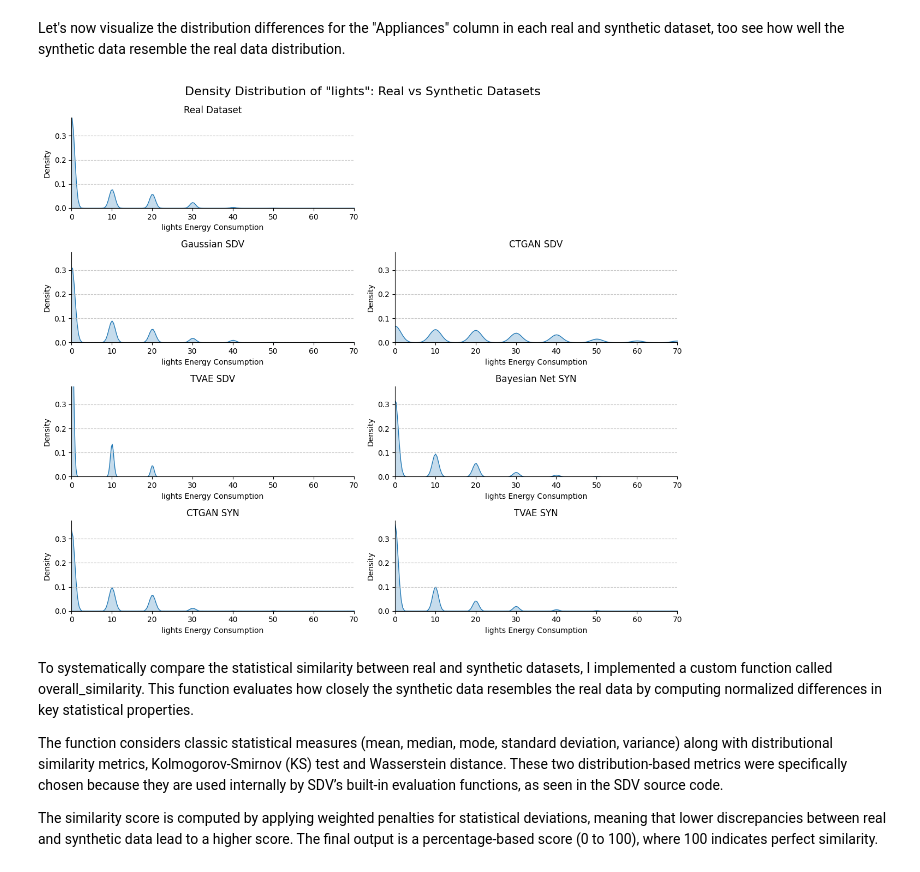
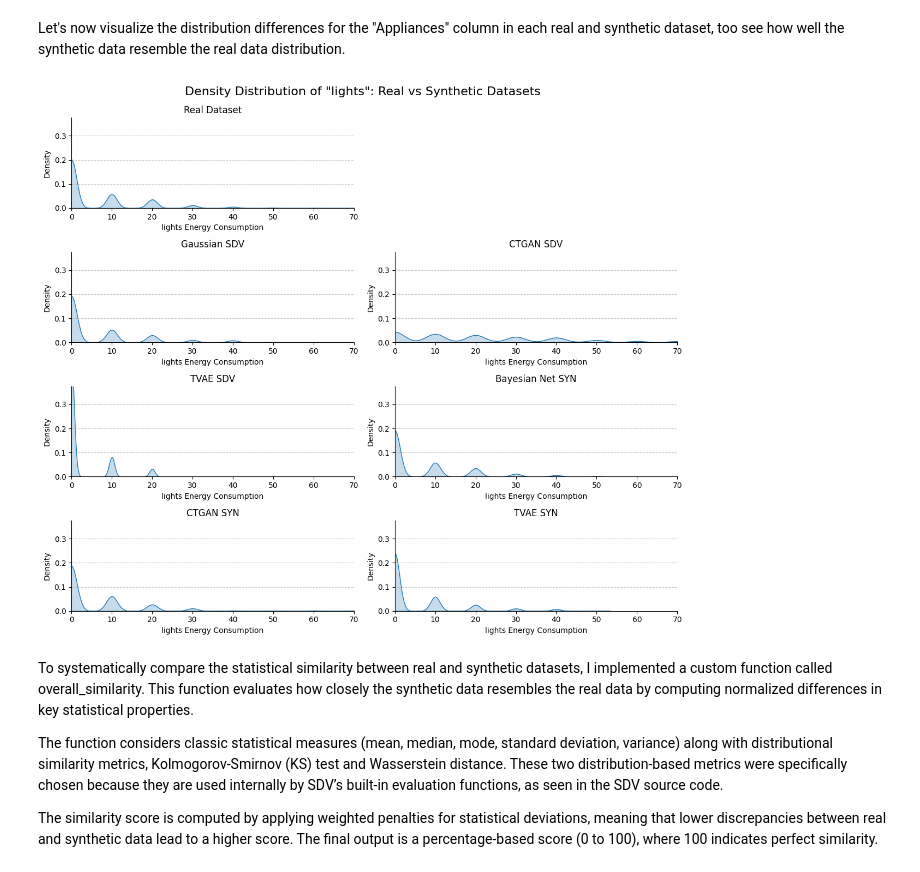
Before and after one commit to cris1618/syntheticData, a Jupyter notebook: generate_synthetic_data.ipynb, the cells around one changed output. Cells and saved outputs as stored; diff of their text form; code cells hidden in the pictures.

```diff
--- a/generate_synthetic_data.ipynb
+++ b/generate_synthetic_data.ipynb
@@ -406,13 +482,13 @@ synthetic_data_tvae_SYN.to_csv("Datasets/SyntheticData/synthetic_data_tvae_SYN.c
 First, for a quick comparison, let's use the built-in functions provided by SDV.
 # %%
 # Import all the necessary datasets
-real_df = pd.read_csv("Datasets/energydata_complete.csv", nrows=10000)
-synthetic_data_gaussian_SDV = pd.read_csv("Datasets/SyntheticData/synthetic_data_gaussian_SDV.csv")
-synthetic_data_CTGAN_SDV = pd.read_csv("Datasets/SyntheticData/synthetic_data_CTGAN_SDV.csv")
-synthetic_data_TVAE_SDV = pd.read_csv("Datasets/SyntheticData/synthetic_data_TVAE_SDV.csv")
-synthetic_data_bayes_net_SYN = pd.read_csv("Datasets/SyntheticData/synthetic_data_bayes_net_SYN.csv")
-synthetic_data_ctgan_SYN = pd.read_csv("Datasets/SyntheticData/synthetic_data_ctgan_SYN.csv")
-synthetic_data_tvae_SYN = pd.read_csv("Datasets/SyntheticData/synthetic_data_tvae_SYN.csv")
+real_df = pd.read_csv("Datasets/energydata_complete.csv", nrows=1000)
+synthetic_data_gaussian_SDV_1000 = pd.read_csv("Datasets/SyntheticData/synthetic_data_gaussian_SDV_1000.csv") # 100o rows versions
+synthetic_data_CTGAN_SDV_1000 = pd.read_csv("Datasets/SyntheticData/synthetic_data_CTGAN_SDV_1000.csv")
+synthetic_data_TVAE_SDV_1000 = pd.read_csv("Datasets/SyntheticData/synthetic_data_TVAE_SDV_1000.csv")
+synthetic_data_bayes_net_SYN_1000 = pd.read_csv("Datasets/SyntheticData/synthetic_data_bayes_net_SYN_1000.csv")
+synthetic_data_ctgan_SYN_1000 = pd.read_csv("Datasets/SyntheticData/synthetic_data_ctgan_SYN_1000.csv")
+synthetic_data_tvae_SYN_1000 = pd.read_csv("Datasets/SyntheticData/synthetic_data_tvae_SYN_1000.csv")
 
 # Evaluate quality with SDV built in package
 print("Quality Report for GaussianCopulaSynthesizer SDV")
@@ -505,40 +581,40 @@ xmax = real_df[column_to_visualize].max()
 # Create the density plots
 sns.kdeplot(real_df[column_to_visualize], fill=True, ax=ax[0, 0], bw_adjust=0.5)
 ax[0, 0].set_title("Real Dataset")
 fig.delaxes(ax[0, 1])
 
-sns.kdeplot(synthetic_data_gaussian_SDV[column_to_visualize], fill=True, ax=ax[1, 0], bw_adjust=0.5)
+sns.kdeplot(synthetic_data_gaussian_SDV_1000[column_to_visualize], fill=True, ax=ax[1, 0], bw_adjust=0.5)
 ax[1, 0].set_title("Gaussian SDV")
 
-sns.kdeplot(synthetic_data_CTGAN_SDV[column_to_visualize], fill=True, ax=ax[1, 1], bw_adjust=0.5)
+sns.kdeplot(synthetic_data_CTGAN_SDV_1000[column_to_visualize], fill=True, ax=ax[1, 1], bw_adjust=0.5)
 ax[1, 1].set_title("CTGAN SDV")
 
-sns.kdeplot(synthetic_data_TVAE_SDV[column_to_visualize], fill=True, ax=ax[2, 0], bw_adjust=0.5)
+sns.kdeplot(synthetic_data_TVAE_SDV_1000[column_to_visualize], fill=True, ax=ax[2, 0], bw_adjust=0.5)
 ax[2, 0].set_title("TVAE SDV")
 
-sns.kdeplot(synthetic_data_bayes_net_SYN[column_to_visualize], fill=True, ax=ax[2, 1], bw_adjust=0.5)
+sns.kdeplot(synthetic_data_bayes_net_SYN_1000[column_to_visualize], fill=True, ax=ax[2, 1], bw_adjust=0.5)
 ax[2, 1].set_title("Bayesian Net SYN")
 
-sns.kdeplot(synthetic_data_ctgan_SYN[column_to_visualize], fill=True, ax=ax[3, 0], bw_adjust=0.5)
+sns.kdeplot(synthetic_data_ctgan_SYN_1000[column_to_visualize], fill=True, ax=ax[3, 0], bw_adjust=0.5)
 ax[3, 0].set_title("CTGAN SYN")
 
-sns.kdeplot(synthetic_data_tvae_SYN[column_to_visualize], fill=True, ax=ax[3, 1], bw_adjust=0.5)
+sns.kdeplot(synthetic_data_tvae_SYN_1000[column_to_visualize], fill=True, ax=ax[3, 1], bw_adjust=0.5)
 ax[3, 1].set_title("TVAE SYN")
 
 for axes in ax.flat:
     axes.spines["top"].set_visible(False)
     axes.spines["right"].set_visible(False)
     axes.grid(axis="y", linestyle="--", alpha=0.7)
     axes.set_xlabel(f"{column_to_visualize} Energy Consumption")
     axes.set_ylabel("Density")
     axes.set_xlim(xmin, xmax)
     axes.set_ylim(0, 0.25 * 1.5)  # * 1.35 to show even the highest peak
 
 fig.tight_layout()
 fig.suptitle(f"Density Distribution of \"{column_to_visualize}\": Real vs Synthetic Datasets", fontsize=16, y=1.02)
 plt.show()
 # %% [output]
-[figure, old version]
+[figure, new version]
 # %% [markdown]
 To systematically compare the statistical similarity between real and synthetic datasets, I implemented a custom function called overall_similarity. This function evaluates how closely the synthetic data resembles the real data by computing normalized differences in key statistical properties.
 
```
Also changed, not shown: parts of 33 cells of this notebook.
